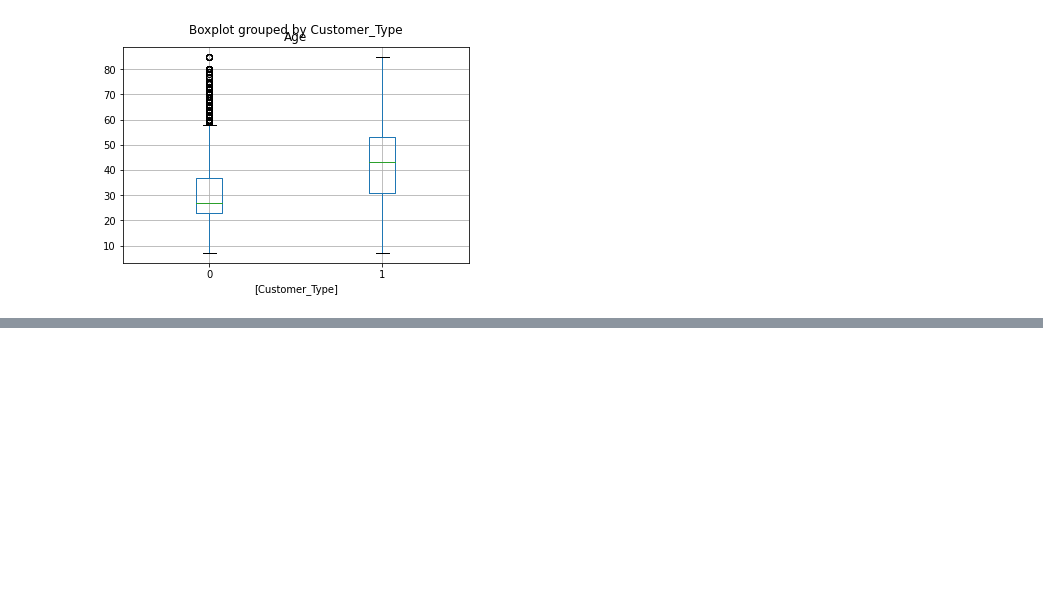
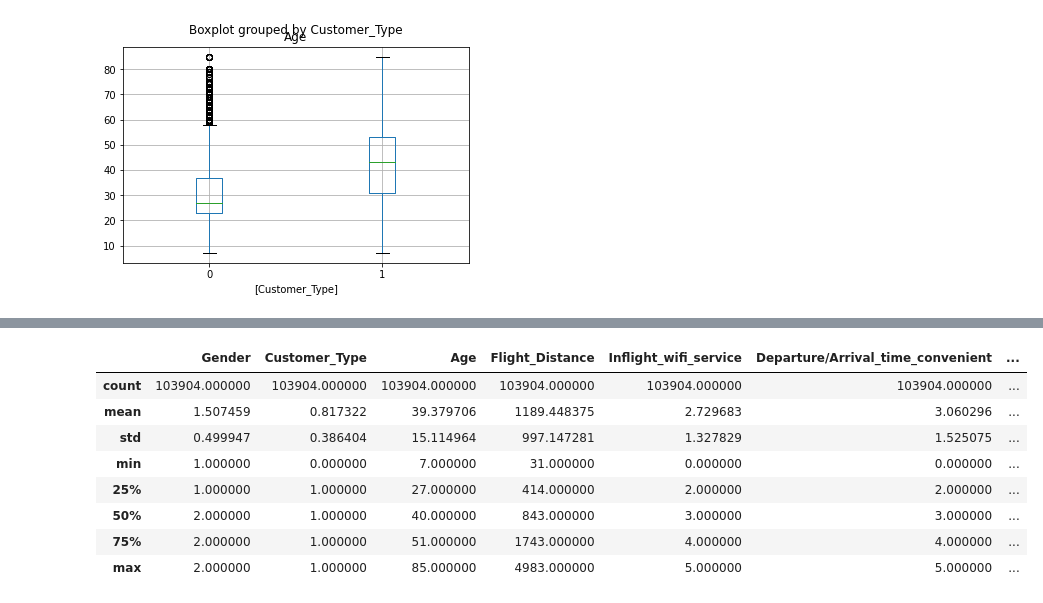
Before and after one commit to speplinski3/G3_Santander_Customer_Satisfaction, a Jupyter notebook: Mock_Up_ETL.ipynb, the cells around one changed output, grey strips where cells are left out. Drawn from its saved outputs; the diff is of its cells as text; code cells hidden in the pictures; blank space fills up the shorter version.

```diff
--- a/Mock_Up_ETL.ipynb
+++ b/Mock_Up_ETL.ipynb
@@ -212,0 +259,12 @@ boxplot = air_customer_df.boxplot(column=['Age'], by = ['Customer_Type'])
+# %%
+Airline_df.describe()
+# %% [output]
+|  | Gender | Customer_Type | Age | Flight_Distance | Inflight_wifi_service | Departure/Arrival_time_convenient | ... |
+| count | 103904.000000 | 103904.000000 | 103904.000000 | 103904.000000 | 103904.000000 | 103904.000000 | ... |
+| mean | 1.507459 | 0.817322 | 39.379706 | 1189.448375 | 2.729683 | 3.060296 | ... |
+| std | 0.499947 | 0.386404 | 15.114964 | 997.147281 | 1.327829 | 1.525075 | ... |
+| min | 1.000000 | 0.000000 | 7.000000 | 31.000000 | 0.000000 | 0.000000 | ... |
+| 25% | 1.000000 | 1.000000 | 27.000000 | 414.000000 | 2.000000 | 2.000000 | ... |
+| 50% | 2.000000 | 1.000000 | 40.000000 | 843.000000 | 3.000000 | 3.000000 | ... |
+| 75% | 2.000000 | 1.000000 | 51.000000 | 1743.000000 | 4.000000 | 4.000000 | ... |
+| max | 2.000000 | 1.000000 | 85.000000 | 4983.000000 | 5.000000 | 5.000000 | ... |
```
Also changed, not shown: parts of 8 cells of this notebook, 1 other file.
